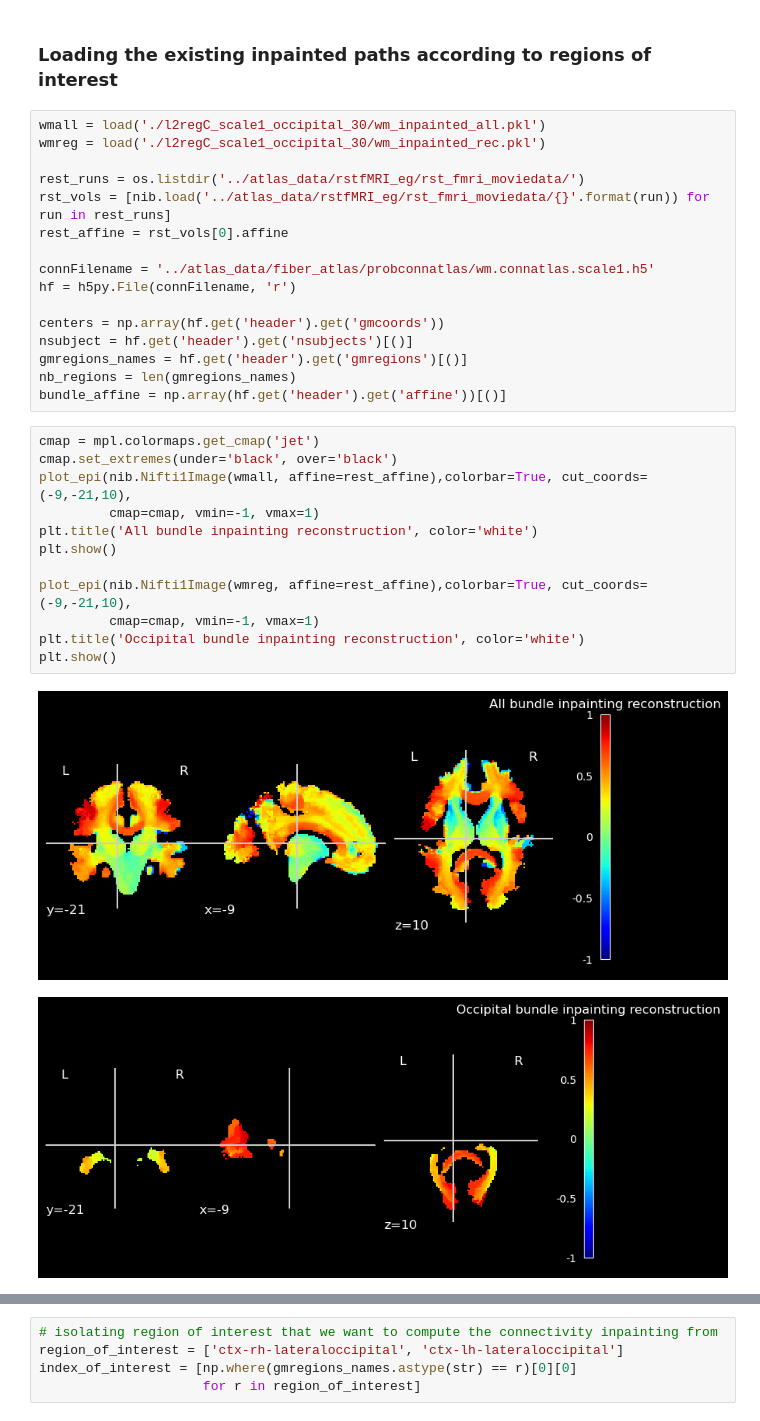
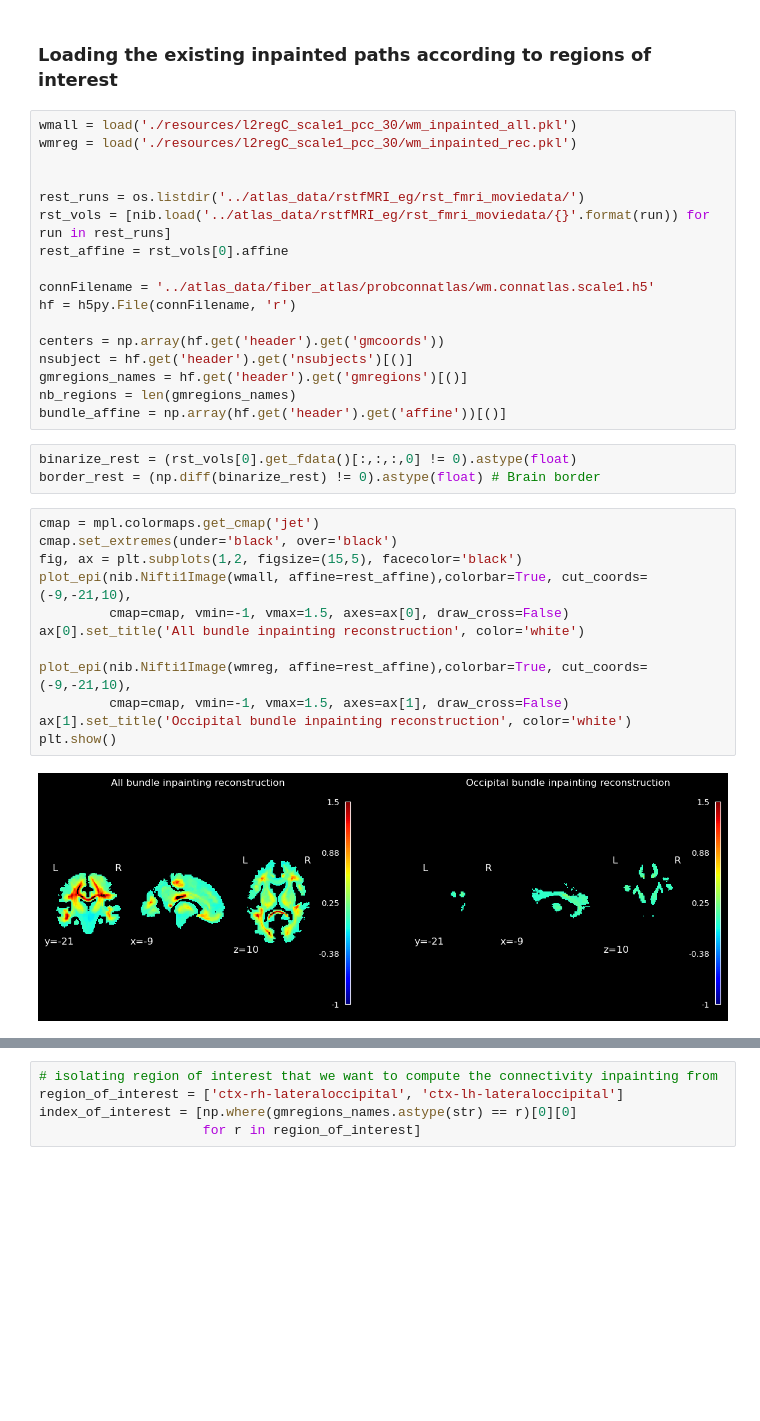
Before and after one commit to miki998/structural_wminpainting, a Jupyter notebook: functional_bundlepath.ipynb, the cells around one changed output, grey strips where cells are left out. Drawn from its saved outputs; the diff is of its cells as text; blank space fills up the shorter version.

```diff
--- a/functional_bundlepath.ipynb
+++ b/functional_bundlepath.ipynb
@@ -11,8 +13,9 @@ Generate paths according to the functional connectivity of pairs of regions.
 # %% [markdown]
 ### Loading the existing inpainted paths according to regions of interest
 # %%
-wmall = load('./l2regC_scale1_occipital_30/wm_inpainted_all.pkl')
-wmreg = load('./l2regC_scale1_occipital_30/wm_inpainted_rec.pkl')
+wmall = load('./resources/l2regC_scale1_pcc_30/wm_inpainted_all.pkl')
+wmreg = load('./resources/l2regC_scale1_pcc_30/wm_inpainted_rec.pkl')
+
 
 rest_runs = os.listdir('../atlas_data/rstfMRI_eg/rst_fmri_moviedata/')
 rst_vols = [nib.load('../atlas_data/rstfMRI_eg/rst_fmri_moviedata/{}'.format(run)) for run in rest_runs]
@@ -26,18 +29,20 @@ nsubject = hf.get('header').get('nsubjects')[()]
 gmregions_names = hf.get('header').get('gmregions')[()]
 nb_regions = len(gmregions_names)
 bundle_affine = np.array(hf.get('header').get('affine'))[()]
+# %%
+binarize_rest = (rst_vols[0].get_fdata()[:,:,:,0] != 0).astype(float)
+border_rest = (np.diff(binarize_rest) != 0).astype(float) # Brain border
 # %%
 cmap = mpl.colormaps.get_cmap('jet')
 cmap.set_extremes(under='black', over='black')
+fig, ax = plt.subplots(1,2, figsize=(15,5), facecolor='black')
 plot_epi(nib.Nifti1Image(wmall, affine=rest_affine),colorbar=True, cut_coords=(-9,-21,10),
-         cmap=cmap, vmin=-1, vmax=1)
-plt.title('All bundle inpainting reconstruction', color='white')
-plt.show()
+         cmap=cmap, vmin=-1, vmax=1.5, axes=ax[0], draw_cross=False)
+ax[0].set_title('All bundle inpainting reconstruction', color='white')
 
 plot_epi(nib.Nifti1Image(wmreg, affine=rest_affine),colorbar=True, cut_coords=(-9,-21,10),
-         cmap=cmap, vmin=-1, vmax=1)
-plt.title('Occipital bundle inpainting reconstruction', color='white')
+         cmap=cmap, vmin=-1, vmax=1.5, axes=ax[1], draw_cross=False)
+ax[1].set_title('Occipital bundle inpainting reconstruction', color='white')
 plt.show()
 # %% [output]
-[figure, old version]
+[figure, new version]
-[figure, removed]
```
Also changed, not shown: parts of 24 cells of this notebook, 8 other files.
